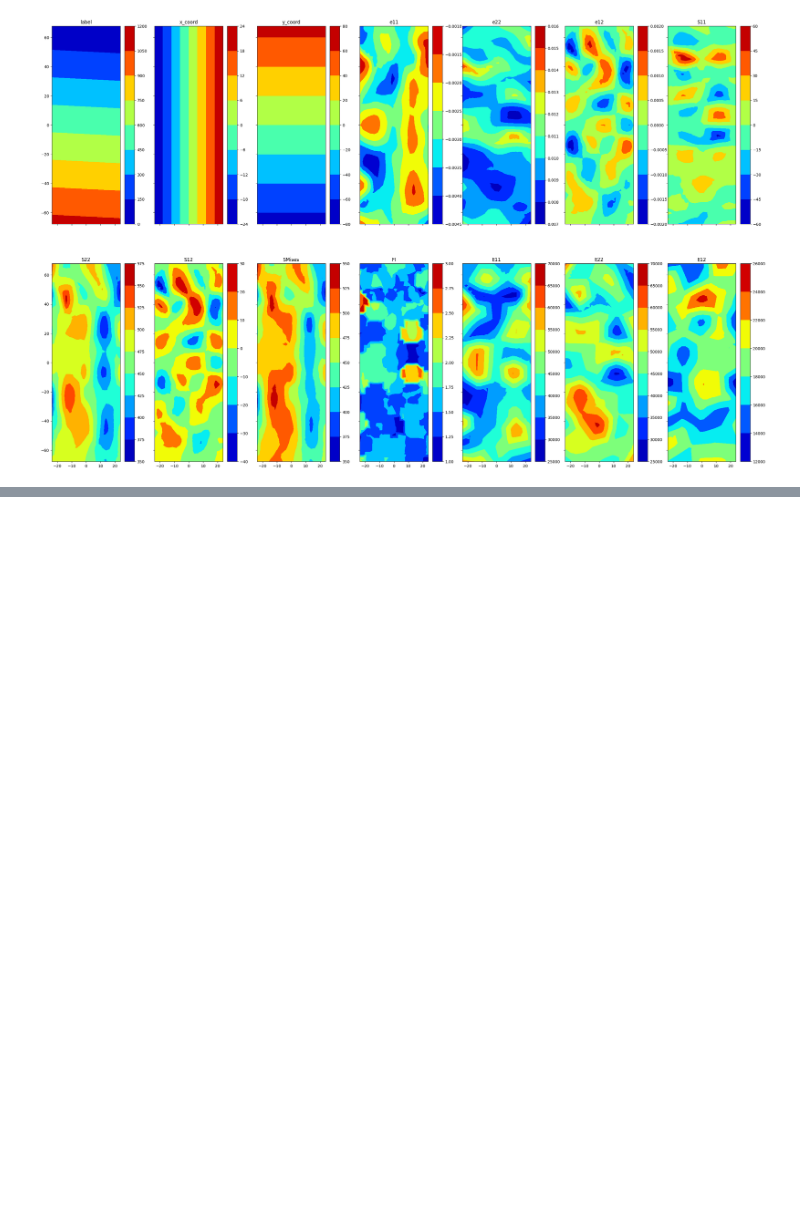
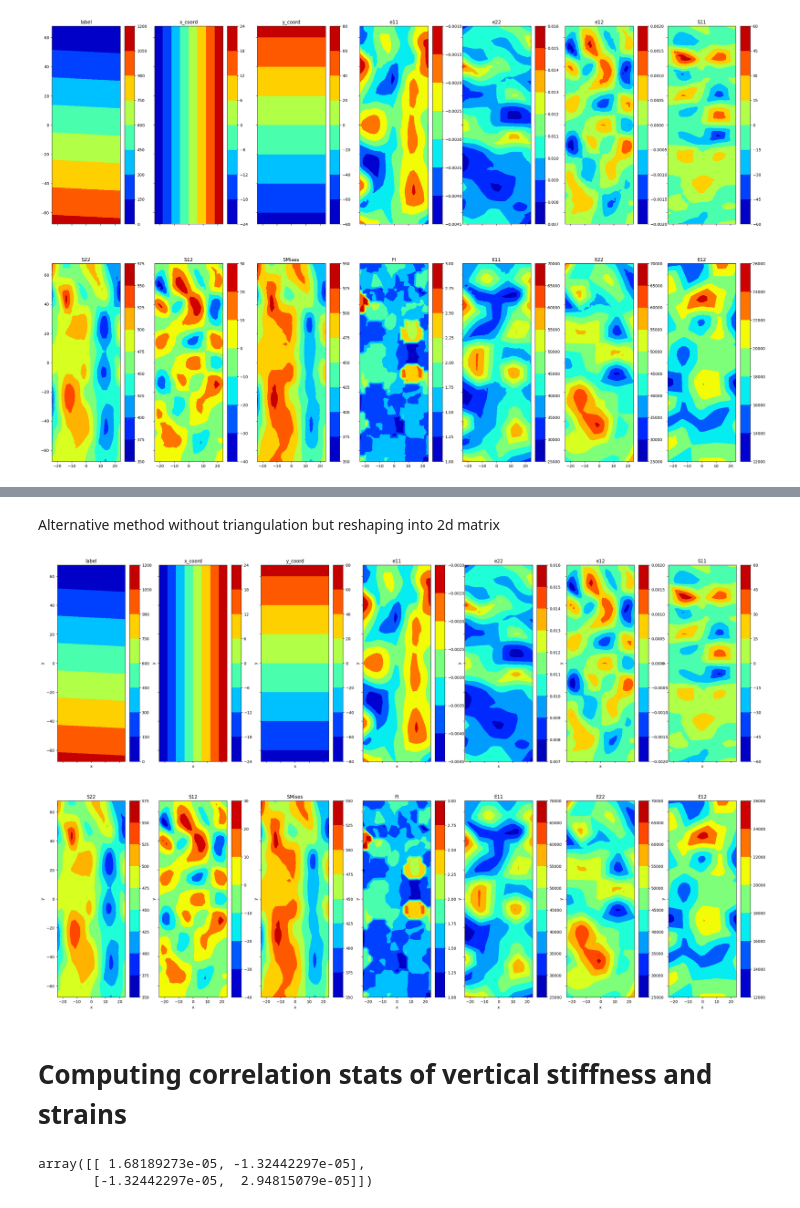
Before and after one commit to KFHICL/TBDCML, a Jupyter notebook: MultiDimTBDCNet.ipynb, the cells around one changed output, grey strips where cells are left out. Saved outputs shown, nothing was run; the diff lists cells and outputs as text; code cells hidden in the pictures; blank space fills up the shorter version.

Commit message:
Improved contour plotting without triangulation

```diff
--- a/MultiDimTBDCNet.ipynb
+++ b/MultiDimTBDCNet.ipynb
@@ -134,0 +123,20 @@ IndexError: index 8 is out of bounds for axis 0 with size 7
+# %% [markdown]
+Alternative method without triangulation but reshaping into 2d matrix
+# %%
+# Shape of specimen is 20x55
+testReshaped = testSample.reshape(55,20,14)
+
+fig, axs = plt.subplots(2, int(len(testHeaders)/2), sharex=True, sharey=True,figsize=[32,20]) # Create subplots to fit all variables
+
+# Plot  map
+for i in range(len(testHeaders)):
+  ax = plt.subplot(2, int(len(testHeaders)/2), i+1)
+  CS = ax.contourf(testReshaped[:,:,1],testReshaped[:,:,2],testReshaped[:,:,i], cmap = 'jet')
+  plt.xlabel('x')
+  plt.ylabel('y')
+  plt.title(testHeaders[i])
+  fig.colorbar(CS)
+# %% [output]
+[figure, added]
+# %% [markdown]
+# Computing correlation stats of vertical stiffness and strains
@@ -134,0 +167,5 @@ IndexError: index 8 is out of bounds for axis 0 with size 7
+# %%
+cov2
+# %% [output]
+array([[ 1.68189273e-05, -1.32442297e-05],
+       [-1.32442297e-05,  2.94815079e-05]])
```
Also changed, not shown: parts of 7 cells of this notebook.
